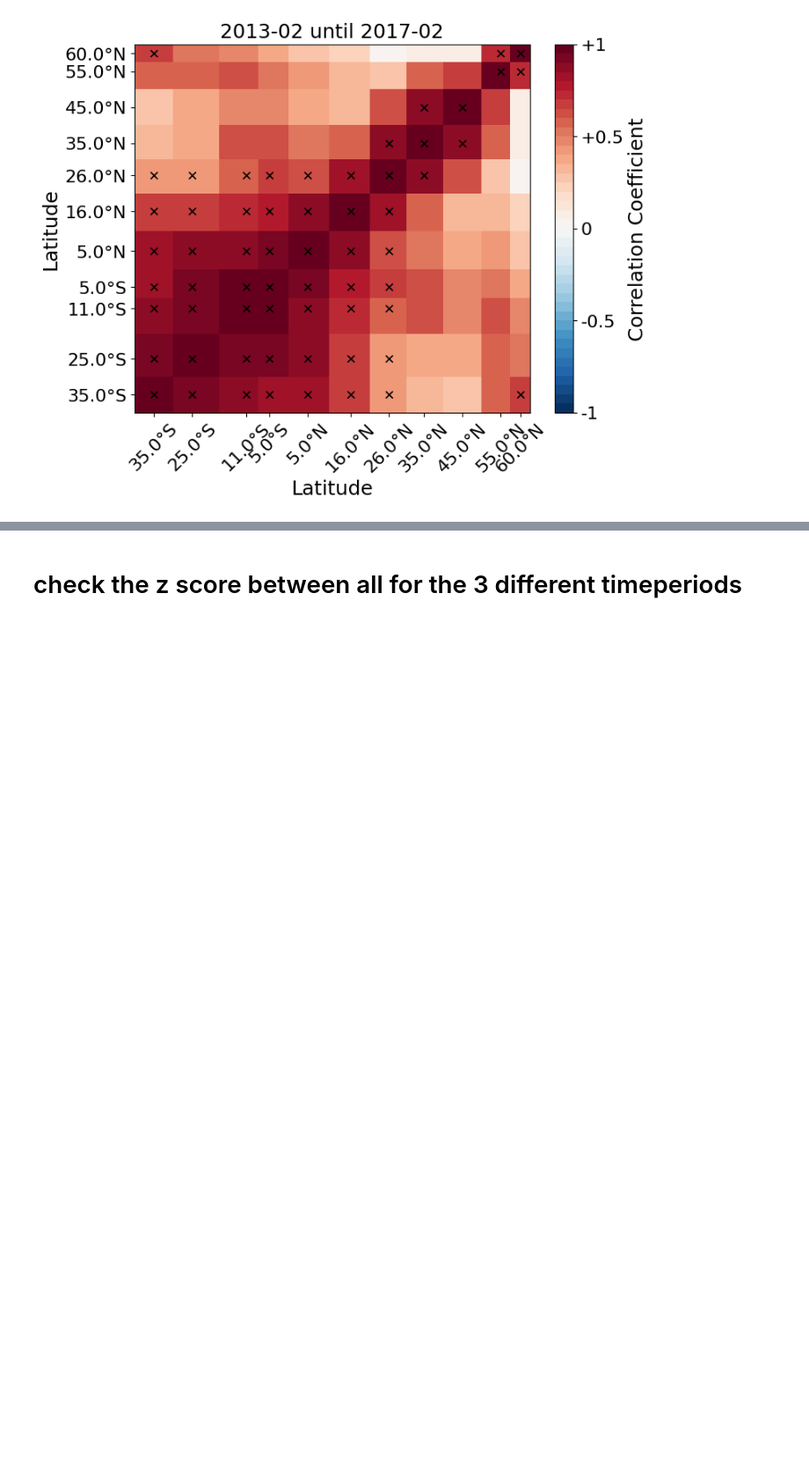
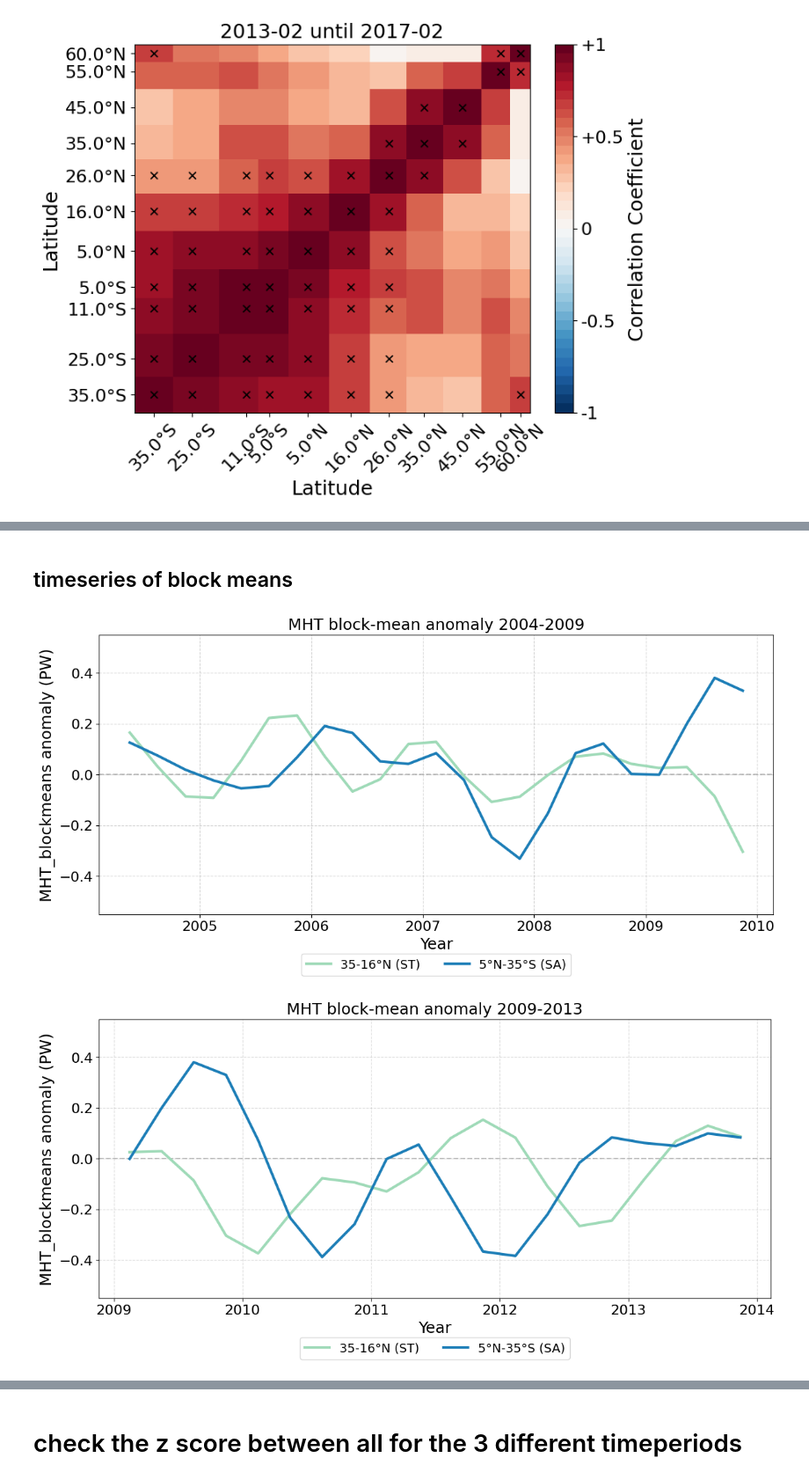
Before and after one commit to lea-dietz/masterthesis, a Jupyter notebook: coding/mht.ipynb, the cells around one changed output, grey strips where cells are left out. Shown at 88% size. Drawn from its saved outputs; the diff is of its cells as text; code cells hidden in the pictures; blank space fills up the shorter version.

```diff
--- a/coding/mht.ipynb
+++ b/coding/mht.ipynb
@@ -454,0 +482,51 @@ plt.show()
+# %% [markdown]
+## timeseries of block means
+# %%
+
+
+def crop_cmap(cmap, lo=0.3, hi=1.0, n=256):
+    if hasattr(cmap, "mpl_colormap"):   # handles palettable objects too
+        cmap = cmap.mpl_colormap
+    colors = cmap(np.linspace(lo, hi, n))
+    return mcolors.LinearSegmentedColormap.from_list(f"{getattr(cmap,'name','cmap')}_cropped", colors)
+
+cmap_cropped_lats = crop_cmap(cb.sequential.GnBu_9, lo=0.4, hi=0.8)
+
+
+for period_name, (t0, t1) in periods.items():
+    period_data = mht_filtered.sel(time=slice(t0, t1))
+
+    lat_min, lat_max = lat_blocks["ST"]
+    mask = (lats >= lat_min) & (lats <= lat_max)
+    lat_idx = np.where(mask)[0]
+    st_mean = period_data.isel(lat=lat_idx).mean(dim="lat").expand_dims({"lat": [0]})
+
+    lat_min, lat_max = lat_blocks["SA"]
+    mask = (lats >= lat_min) & (lats <= lat_max)
+    lat_idx = np.where(mask)[0]
+    sa_mean = period_data.isel(lat=lat_idx).mean(dim="lat").expand_dims({"lat": [0]})
+
+    data_blocks = {
+        "35-16°N (ST)": st_mean,
+        "5°N-35°S (SA)": sa_mean,
+    }
+
+
+
+    fig, ax = plot_timeseries(
+        data=data_blocks,
+        lats=[0],
+        all_lats=[0],
+        labels=["block mean"],
+        title="MHT block-mean anomaly",
+        cmap=cmap_cropped_lats,
+        label=f"{t0}-{t1}",
+        savefig=True,
+        savelabel="MHT_blockmeans",
+        grid=True,
+        ylim=(-0.55, 0.55)
+    )
+    plt.show()
+# %% [output]
+[figure, added]
+[figure, added]
```
Also changed, not shown: parts of 42 cells of this notebook, 32 other files.
